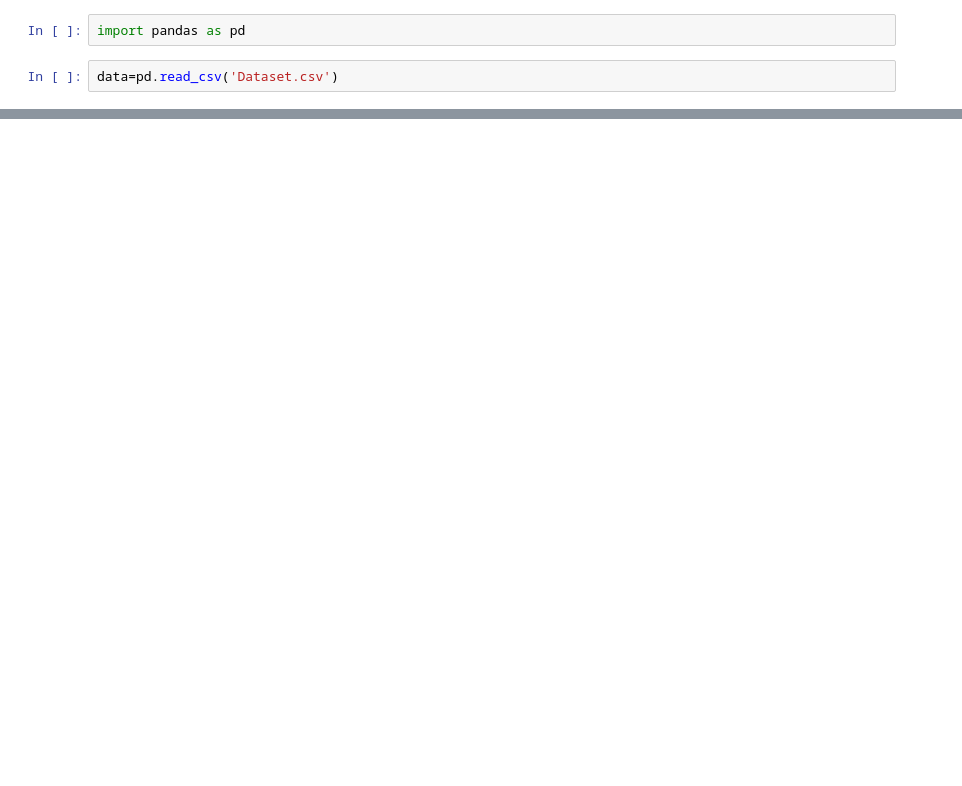
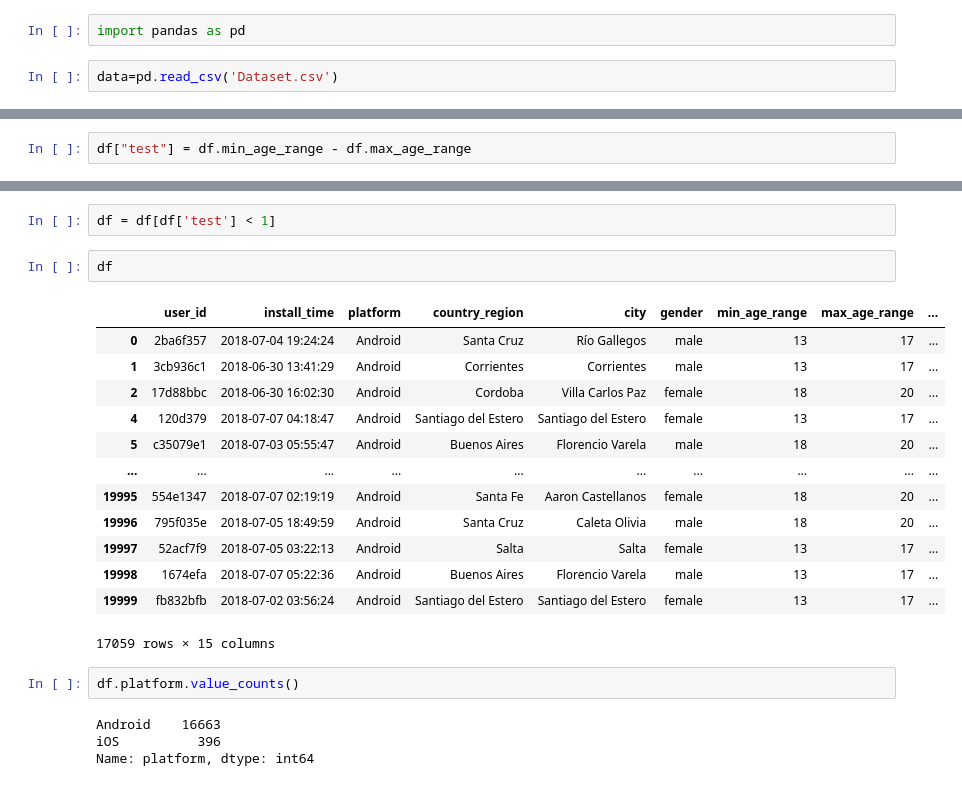
Before and after one commit to nicosposaro/etermax_challenge, a Jupyter notebook: etermax.ipynb, the cells around one changed output, grey strips where cells are left out. Saved outputs shown, nothing was run; the diff lists cells and outputs as text; blank space fills up the shorter version.

```diff
--- a/etermax.ipynb
+++ b/etermax.ipynb
@@ -15,0 +119,2 @@ data.head(5)
+# %%
+df["test"] = df.min_age_range - df.max_age_range
@@ -15,0 +145,24 @@ data.head(5)
+# %%
+df = df[df['test'] < 1]
+# %%
+df
+# %% [output]
+|  | user_id | install_time | platform | country_region | city | gender | min_age_range | max_age_range | ... |
+| 0 | 2ba6f357 | 2018-07-04 19:24:24 | Android | Santa Cruz | Río Gallegos | male | 13 | 17 | ... |
+| 1 | 3cb936c1 | 2018-06-30 13:41:29 | Android | Corrientes | Corrientes | male | 13 | 17 | ... |
+| 2 | 17d88bbc | 2018-06-30 16:02:30 | Android | Cordoba | Villa Carlos Paz | female | 18 | 20 | ... |
+| 4 | 120d379 | 2018-07-07 04:18:47 | Android | Santiago del Estero | Santiago del Estero | female | 13 | 17 | ... |
+| 5 | c35079e1 | 2018-07-03 05:55:47 | Android | Buenos Aires | Florencio Varela | male | 18 | 20 | ... |
+| ... | ... | ... | ... | ... | ... | ... | ... | ... | ... |
+| 19995 | 554e1347 | 2018-07-07 02:19:19 | Android | Santa Fe | Aaron Castellanos | female | 18 | 20 | ... |
+| 19996 | 795f035e | 2018-07-05 18:49:59 | Android | Santa Cruz | Caleta Olivia | male | 18 | 20 | ... |
+| 19997 | 52acf7f9 | 2018-07-05 03:22:13 | Android | Salta | Salta | female | 13 | 17 | ... |
+| 19998 | 1674efa | 2018-07-07 05:22:36 | Android | Buenos Aires | Florencio Varela | male | 13 | 17 | ... |
+| 19999 | fb832bfb | 2018-07-02 03:56:24 | Android | Santiago del Estero | Santiago del Estero | female | 13 | 17 | ... |
+17059 rows × 15 columns
+# %%
+df.platform.value_counts()
+# %% [output]
+Android    16663
+iOS          396
+Name: platform, dtype: int64
```
Also changed, not shown: parts of 22 cells of this notebook.
